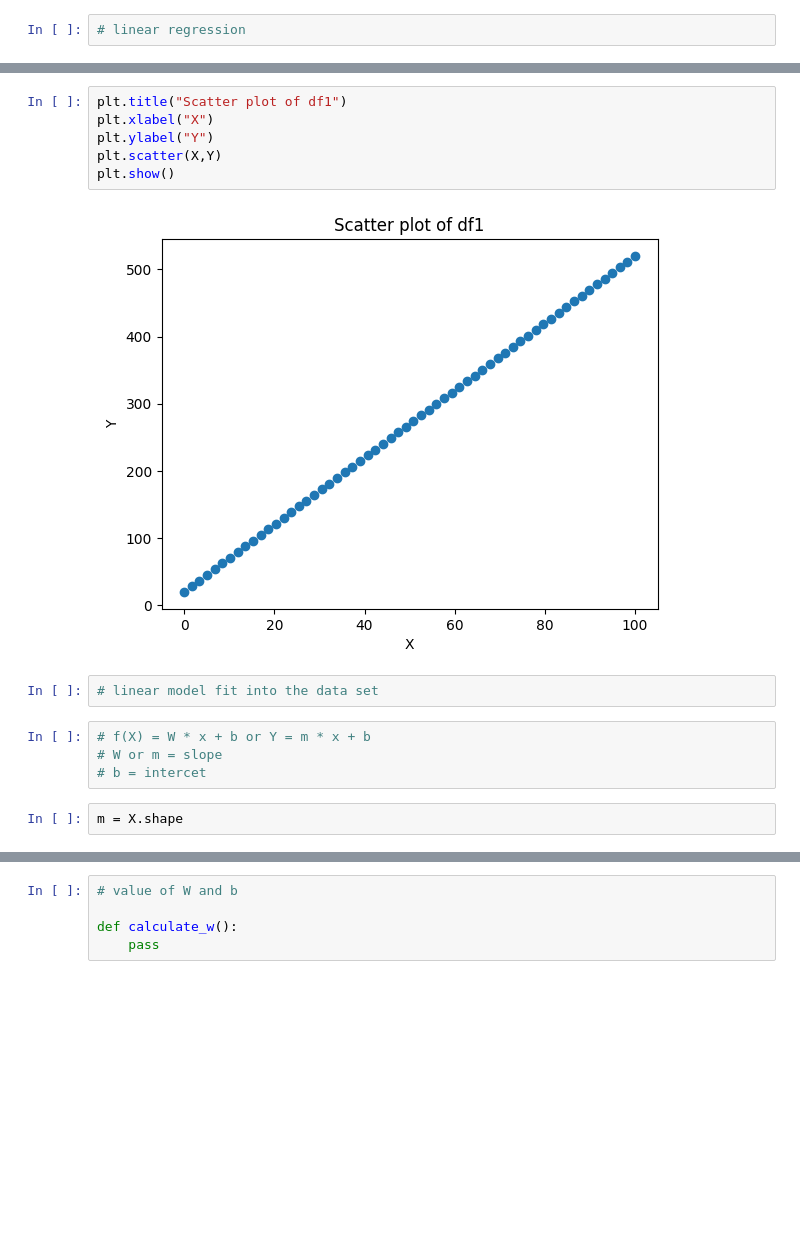
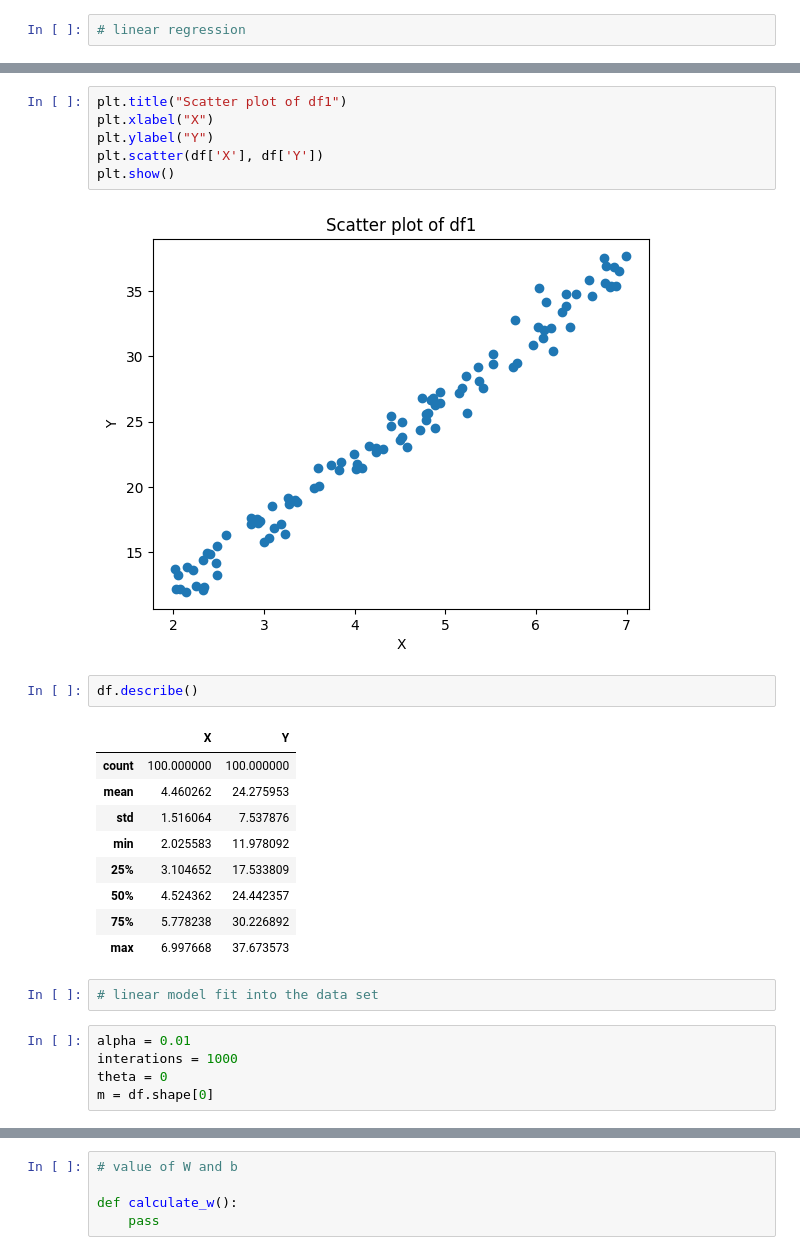
Before and after one commit to bunny-ml/ML_scratch, a Jupyter notebook: linear_regression.ipynb, the cells around one changed output, grey strips where cells are left out. Saved outputs shown, nothing was run; the diff lists cells and outputs as text; blank space fills up the shorter version.

```diff
--- a/linear_regression.ipynb
+++ b/linear_regression.ipynb
@@ -32,15 +39,26 @@ plt.show()
 plt.title("Scatter plot of df1")
 plt.xlabel("X")
 plt.ylabel("Y")
-plt.scatter(X,Y)
+plt.scatter(df['X'], df['Y'])
 plt.show()
 # %% [output]
-[figure, old version]
+[figure, new version]
+# %%
+df.describe()
+# %% [output]
+|  | X | Y |
+| count | 100.000000 | 100.000000 |
+| mean | 4.460262 | 24.275953 |
+| std | 1.516064 | 7.537876 |
+| min | 2.025583 | 11.978092 |
+| 25% | 3.104652 | 17.533809 |
+| 50% | 4.524362 | 24.442357 |
+| 75% | 5.778238 | 30.226892 |
+| max | 6.997668 | 37.673573 |
 # %%
 # linear model fit into the data set
-# %%
-# f(X) = W * x + b or Y = m * x + b
-# W or m = slope
-# b = intercet
-# %%
-m = X.shape
+# %%
+alpha = 0.01
+interations = 1000
+theta = 0
+m = df.shape[0]
```
Also changed, not shown: parts of 17 cells of this notebook.
